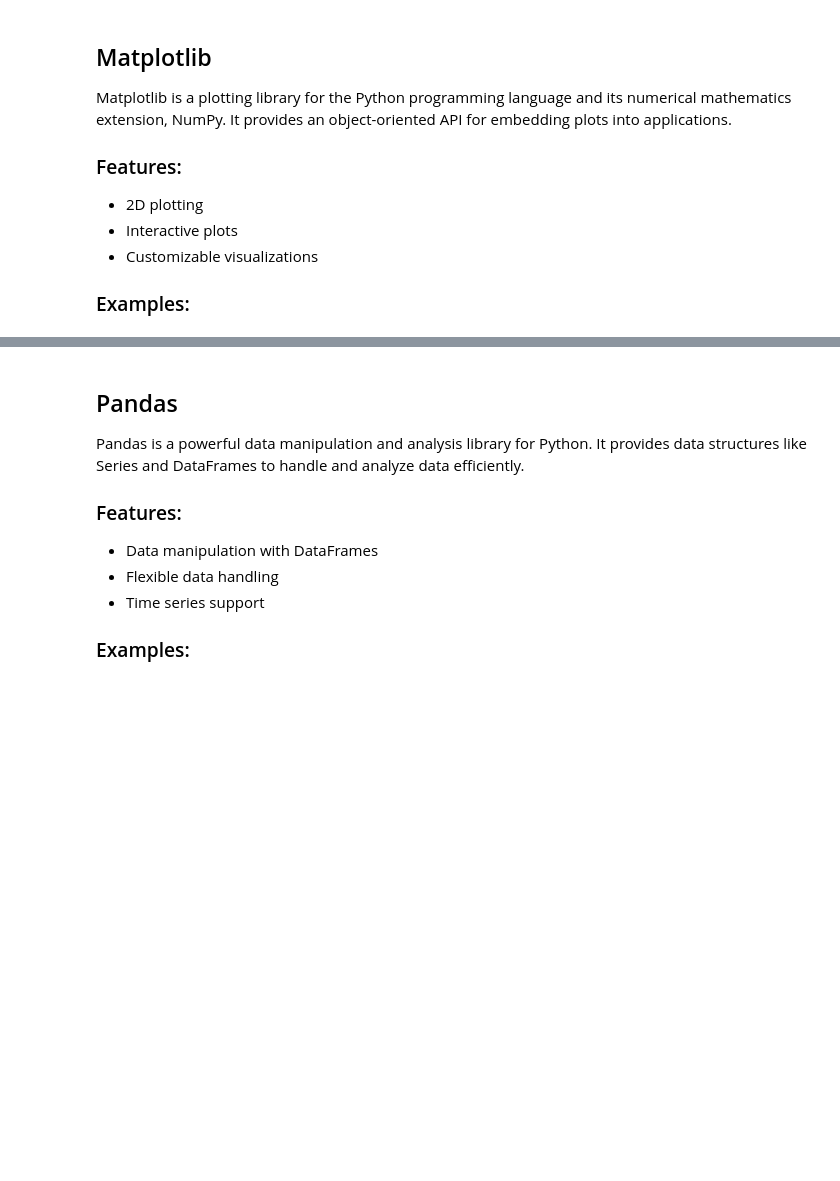
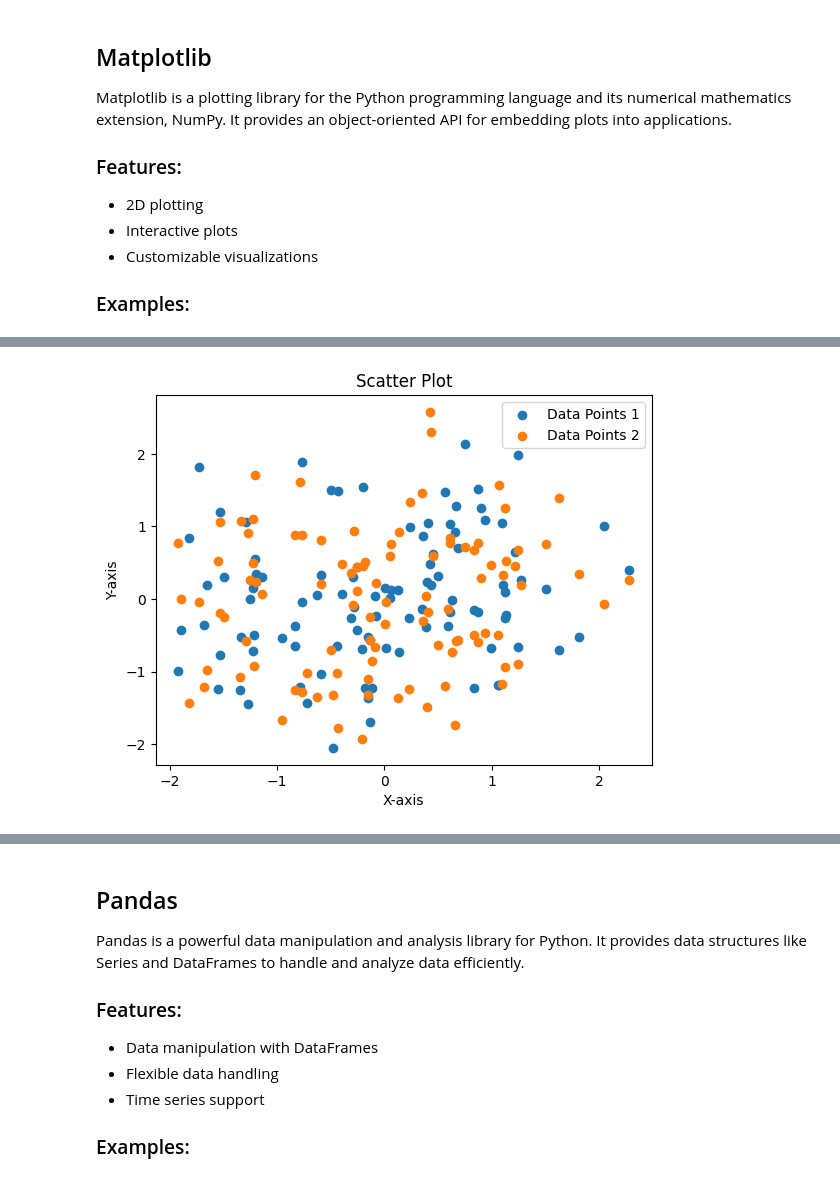
Before and after one commit to shahab271069/Advanced-Time-series-analysis, a Jupyter notebook: Python_third_session.ipynb, the cells around one changed output, grey strips where cells are left out. Drawn from its saved outputs; the diff is of its cells as text; code cells hidden in the pictures; blank space fills up the shorter version.

```diff
--- a/Python_third_session.ipynb
+++ b/Python_third_session.ipynb
@@ -647,3 +799,21 @@ plt.show()
+# %%
+# Example 4: legend
+import matplotlib.pyplot as plt
+import numpy as np
+
+x = np.random.normal(size=100)
+y = np.random.normal(size=100)
+z = np.random.normal(size=100)
+
+scatter_plot = plt.scatter(x, y, label='Data Points 1')
+scatter_plot = plt.scatter(x, z, label='Data Points 2')
+plt.legend()
+plt.title('Scatter Plot')
+plt.xlabel('X-axis')
+plt.ylabel('Y-axis')
+plt.show()
+# %% [output]
+[figure, added]
 # %%
 # Example 3: Bar chart
 plt.bar(['A', 'B', 'C', 'D'], [3, 7, 5, 6])
```
Also changed, not shown: parts of 31 cells of this notebook.
